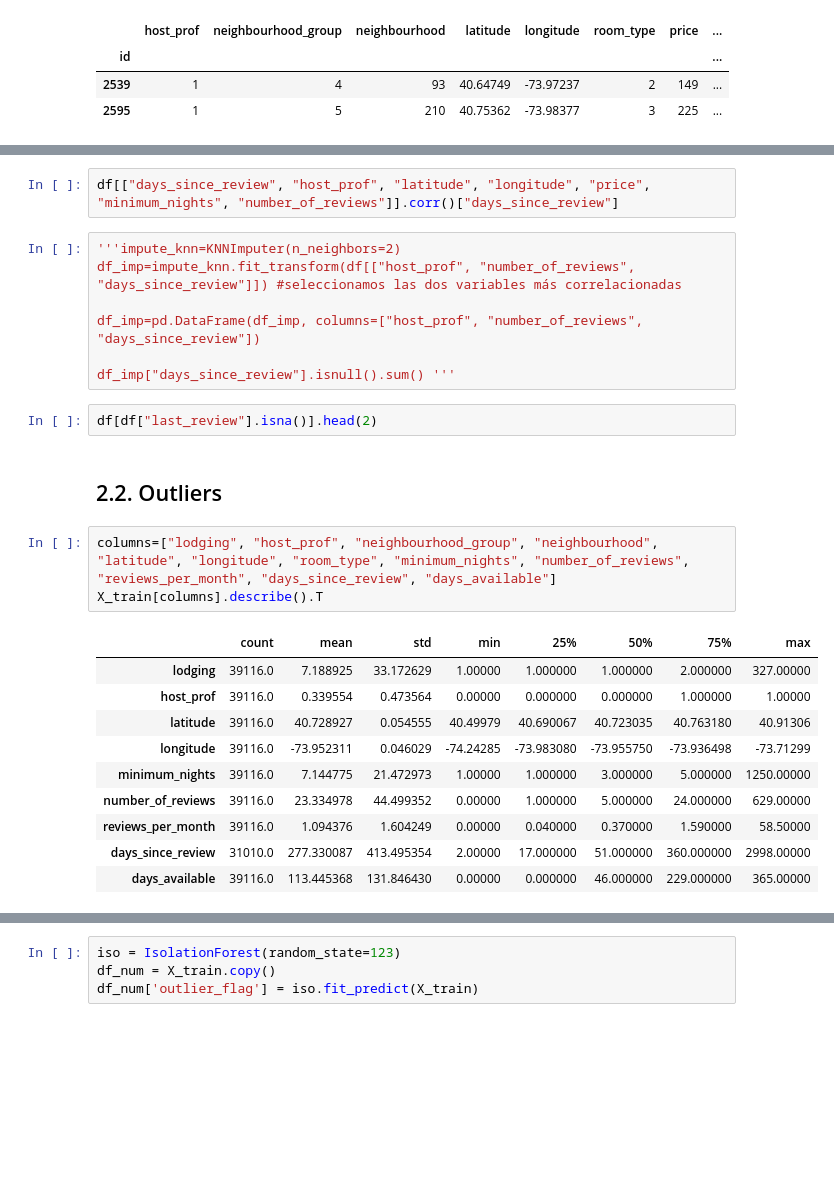
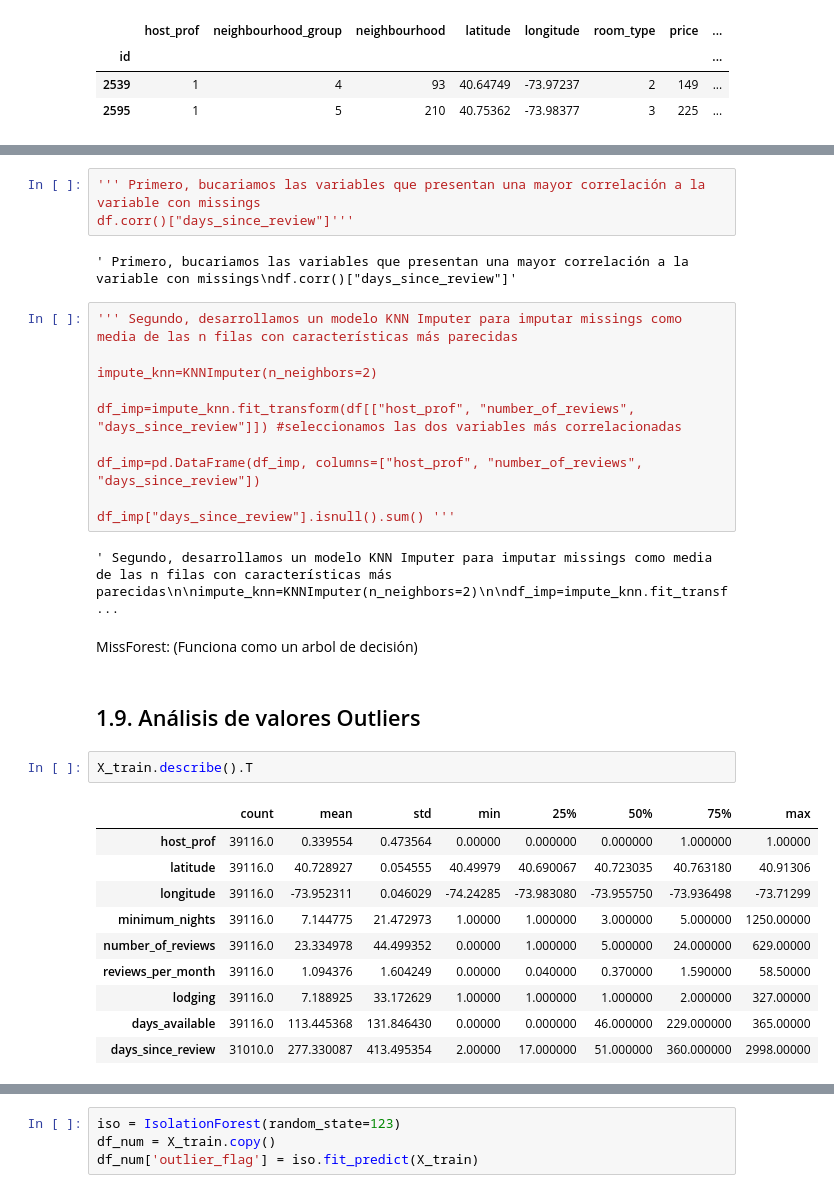
Before and after one commit to jjimvar/intro-ml, a Jupyter notebook: src/00_eda.ipynb, the cells around one changed output, grey strips where cells are left out. Saved outputs shown, nothing was run; the diff lists cells and outputs as text; blank space fills up the shorter version.

```diff
--- a/src/00_eda.ipynb
+++ b/src/00_eda.ipynb
@@ -300,27 +399,34 @@ X_train.head()
 # %%
-df[["days_since_review", "host_prof", "latitude", "longitude", "price", "minimum_nights", "number_of_reviews"]].corr()["days_since_review"]
+''' Primero, bucariamos las variables que presentan una mayor correlación a la variable con missings
+df.corr()["days_since_review"]'''
+# %% [output]
+' Primero, bucariamos las variables que presentan una mayor correlación a la variable con missings\ndf.corr()["days_since_review"]'
 # %%
-'''impute_knn=KNNImputer(n_neighbors=2)
+''' Segundo, desarrollamos un modelo KNN Imputer para imputar missings como media de las n filas con características más parecidas
+
+impute_knn=KNNImputer(n_neighbors=2)
+
 df_imp=impute_knn.fit_transform(df[["host_prof", "number_of_reviews", "days_since_review"]]) #seleccionamos las dos variables más correlacionadas
 
 df_imp=pd.DataFrame(df_imp, columns=["host_prof", "number_of_reviews", "days_since_review"])
 
 df_imp["days_since_review"].isnull().sum() '''
+# %% [output]
+' Segundo, desarrollamos un modelo KNN Imputer para imputar missings como media de las n filas con características más parecidas\n\nimpute_knn=KNNImputer(n_neighbors=2)\n\ndf_imp=impute_knn.fit_transf ...
-# %%
-df[df["last_review"].isna()].head(2)
+# %% [markdown]
+MissForest: (Funciona como un arbol de decisión)
 # %% [markdown]
-## 2.2. Outliers
+## 1.9. Análisis de valores Outliers
 # %%
-columns=["lodging", "host_prof", "neighbourhood_group", "neighbourhood", "latitude", "longitude", "room_type", "minimum_nights", "number_of_reviews", "reviews_per_month", "days_since_review", "days_available"]
-X_train[columns].describe().T
+X_train.describe().T
 # %% [output]
 |  | count | mean | std | min | 25% | 50% | 75% | max |
-| lodging | 39116.0 | 7.188925 | 33.172629 | 1.00000 | 1.000000 | 1.000000 | 2.000000 | 327.00000 |
 | host_prof | 39116.0 | 0.339554 | 0.473564 | 0.00000 | 0.000000 | 0.000000 | 1.000000 | 1.00000 |
 | latitude | 39116.0 | 40.728927 | 0.054555 | 40.49979 | 40.690067 | 40.723035 | 40.763180 | 40.91306 |
 | longitude | 39116.0 | -73.952311 | 0.046029 | -74.24285 | -73.983080 | -73.955750 | -73.936498 | -73.71299 |
 | minimum_nights | 39116.0 | 7.144775 | 21.472973 | 1.00000 | 1.000000 | 3.000000 | 5.000000 | 1250.00000 |
 | number_of_reviews | 39116.0 | 23.334978 | 44.499352 | 0.00000 | 1.000000 | 5.000000 | 24.000000 | 629.00000 |
 | reviews_per_month | 39116.0 | 1.094376 | 1.604249 | 0.00000 | 0.040000 | 0.370000 | 1.590000 | 58.50000 |
+| lodging | 39116.0 | 7.188925 | 33.172629 | 1.00000 | 1.000000 | 1.000000 | 2.000000 | 327.00000 |
+| days_available | 39116.0 | 113.445368 | 131.846430 | 0.00000 | 0.000000 | 46.000000 | 229.000000 | 365.00000 |
 | days_since_review | 31010.0 | 277.330087 | 413.495354 | 2.00000 | 17.000000 | 51.000000 | 360.000000 | 2998.00000 |
-| days_available | 39116.0 | 113.445368 | 131.846430 | 0.00000 | 0.000000 | 46.000000 | 229.000000 | 365.00000 |
```
Also changed, not shown: parts of 58 cells of this notebook, 3 other files.
